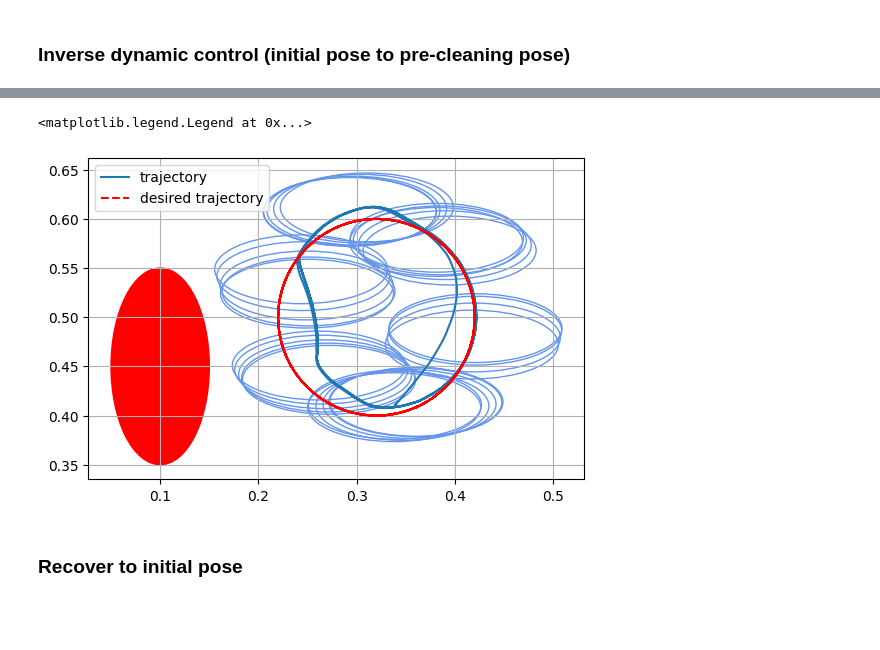
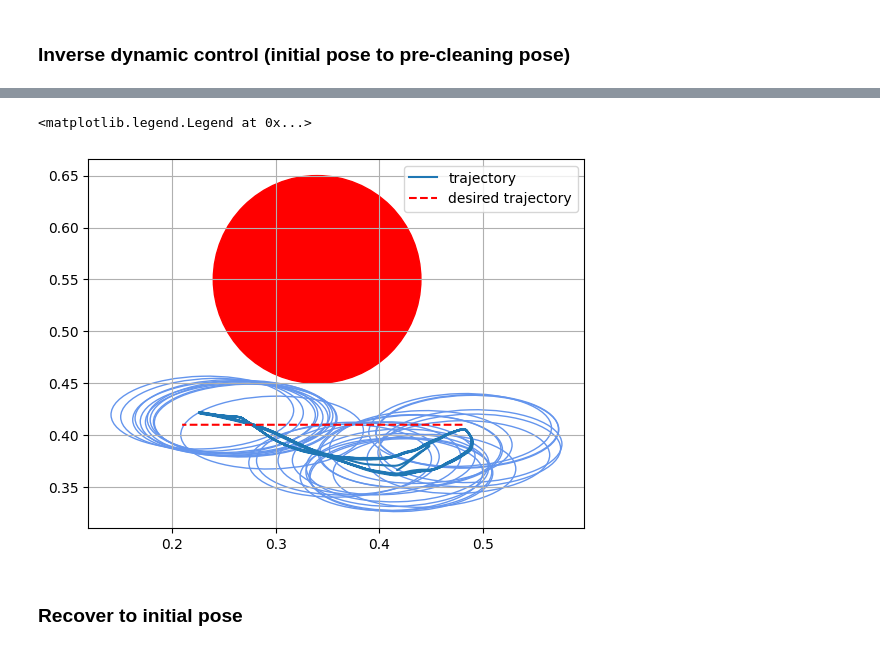
Before and after one commit to shiqingw/HOCBF-FR3-Experiments, a Jupyter notebook: demo.ipynb, the cells around one changed output, grey strips where cells are left out. Cells and saved outputs as stored; diff of their text form; code cells hidden in the pictures; blank space fills up the shorter version.

```diff
--- a/demo.ipynb
+++ b/demo.ipynb
@@ -45,9 +77,14 @@ R_d = np.array([[0, 1, 0],
 # %% [markdown]
 ### Inverse dynamic control (initial pose to pre-cleaning pose)
 # %%
-from cores.utils.trajectory_utils import TrapezoidalTrajectory
+from cores.utils.trajectory_utils import PositionTrapezoidalTrajectory, OrientationTrapezoidalTrajectory
+from liegroups import SO3
 
 via_points = np.array([P_EE_initial, P_EE_pre_wiping])
 target_time = np.array([0, 10])
-traj = TrapezoidalTrajectory(via_points, target_time, T_antp=0.2, Ts=0.01)
+traj_position = PositionTrapezoidalTrajectory(via_points, target_time, T_antp=0.2, Ts=0.01)
+
+target_time = np.array([0, 8])
+orientations = np.array([R_EE_initial, R_EE_pre_wiping])
+traj_orientation = OrientationTrapezoidalTrajectory(orientations, target_time, Ts=0.01)
 # %%
@@ -132,10 +157,25 @@ traj = CircularTrajectory(P_center, P_start_point, nominal_linear_vel, R_b_to_w,
+# %%
+duration = 100
+dist_to_surface = -0.005
+P_EE_pre_wiping = np.array([S_1[0], S_1[1], dist_to_surface])
+P_EE_end_wiping = np.array([S_2[0], S_2[1], dist_to_surface])
+N_back_and_forth = 20
+via_points = np.zeros((N_back_and_forth,3))
+target_time = np.linspace(0, duration, N_back_and_forth+1)
+for i in range(N_back_and_forth):
+    if i % 2 == 0:
+        via_points[i,:] = P_EE_pre_wiping
+    else:
+        via_points[i,:] =P_EE_end_wiping
+
+traj_position = PositionTrapezoidalTrajectory(via_points, target_time, T_antp=0.2, Ts=0.01)
 # %%
 from cores.utils.proxsuite_utils import init_proxsuite_qp
 import diffOptHelper as doh
 
 # Load the obstacle
-obs_pos_2d = np.array([0.1, 0.45])
-obs_size_2d = np.array([0.05, 0.1])
+obs_pos_2d = np.array([0.34, 0.55])
+obs_size_2d = np.array([0.1, 0.1])
 obs_orientation_2d = np.deg2rad(0)
 obs_R_2d = np.array([[np.cos(obs_orientation_2d), -np.sin(obs_orientation_2d)],
                     [np.sin(obs_orientation_2d), np.cos(obs_orientation_2d)]])
@@ -150,14 +190,16 @@ n_CBF = 1
 cbf_qp = init_proxsuite_qp(n_v=n_joints, n_eq=3, n_in=n_CBF + n_joints)
 
 # CBF parameters
-alpha0 = [1.3]
-gamma1 = [10.0]
-gamma2 = [10.0]
+alpha0 = [1.1]
+gamma1 = [5.0]
+gamma2 = [5.0]
 compensation = [0]
 # %%
 T = 60
 
 dt = 0.01
+
+R_d = R_EE_pre_wiping
 
 K_p_pos = np.diag([100,100,50])
 K_d_pos = np.diag([50,50,25])
@@ -170,7 +212,7 @@ Kd_joint = 5*np.diag([1, 1, 1, 1, 1, 1, 1])
 
 F_press = np.array([0, 0, 0, 0, 0, 0])
 
-mu_friction = 0.305
+mu_friction = 0.305 # 0.305
 
 CBF_active = True
 
@@ -183,7 +225,7 @@ t_list = []
 t_start = time.time()
 while time.time() - t_start < T:
     t = time.time() - t_start
-    traj_pos, traj_vel, traj_acc = traj.get_traj_and_ders(t)
+    traj_pos, traj_vel, traj_acc = traj_position.get_traj_and_ders(t)
 
     q = 0.025*np.ones(9)
     dq = np.zeros(9)
@@ -365,27 +407,27 @@ plt.legend()
 # %%
 from matplotlib.patches import Ellipse
 states_2d_list = np.array(states_2d_list)
 fig, ax = plt.subplots()
 ellipse = Ellipse(xy=(obs_pos_2d[0], obs_pos_2d[1]), width=2*obs_size_2d[0], height=2*obs_size_2d[1], color='r')
 ax.plot(states_2d_list[:,0], states_2d_list[:,1], label='trajectory')
-ax.plot(traj.pd[:,0], traj.pd[:,1], color='r', linestyle='--', label='desired trajectory')
+ax.plot(traj_position.pd[:,0], traj_position.pd[:,1], color='r', linestyle='--', label='desired trajectory')
 ax.add_patch(ellipse)
 
 N_recs = 30
 sampled = np.linspace(0, len(states_2d_list)-1, N_recs).astype(int)
 for i in range(N_recs):
     x = states_2d_list[sampled[i],0]
     y = states_2d_list[sampled[i],1]
     angle = states_2d_list[sampled[i],2]
     ellipse = Ellipse(xy=(x,y), width=2*eraser_bb_size_2d[0], height=2*eraser_bb_size_2d[1], angle=angle,edgecolor='cornflowerblue', facecolor='none')
     ax.add_patch(ellipse)
 
 ax.grid()
 ax.set_aspect('equal')
 ax.legend()
 # %% [output]
 <matplotlib.legend.Legend at 0x...>
-[figure, old version]
+[figure, new version]
 # %% [markdown]
 ### Recover to initial pose
 # %%
```
Also changed, not shown: parts of 10 cells of this notebook, 1 other file.
